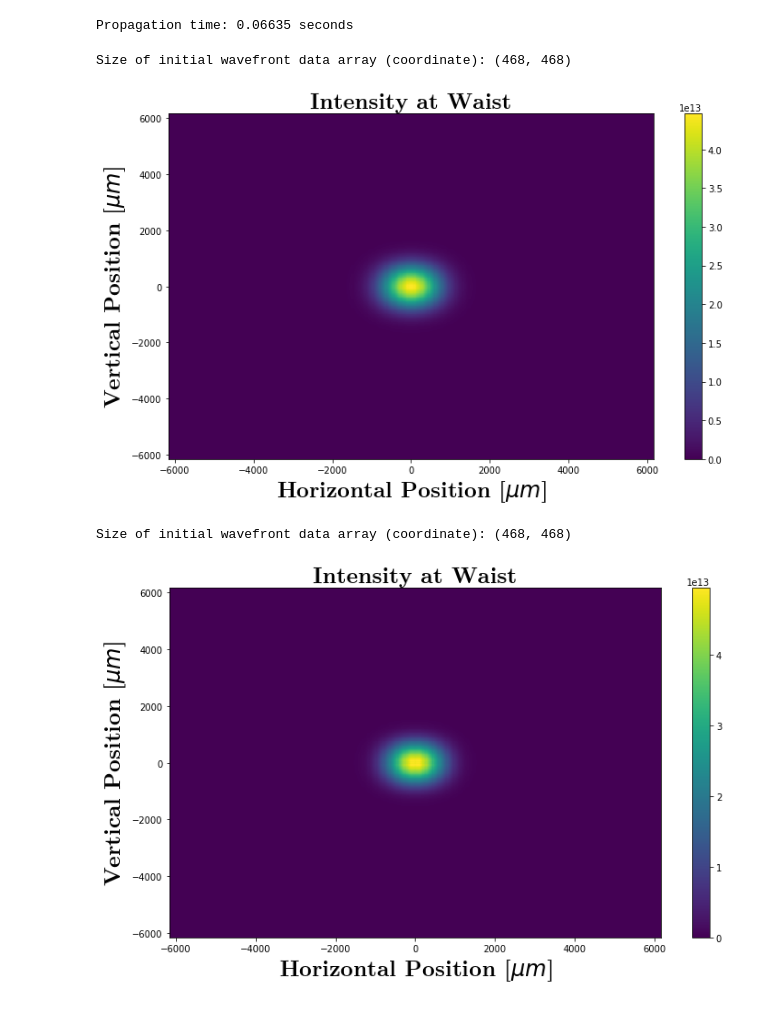
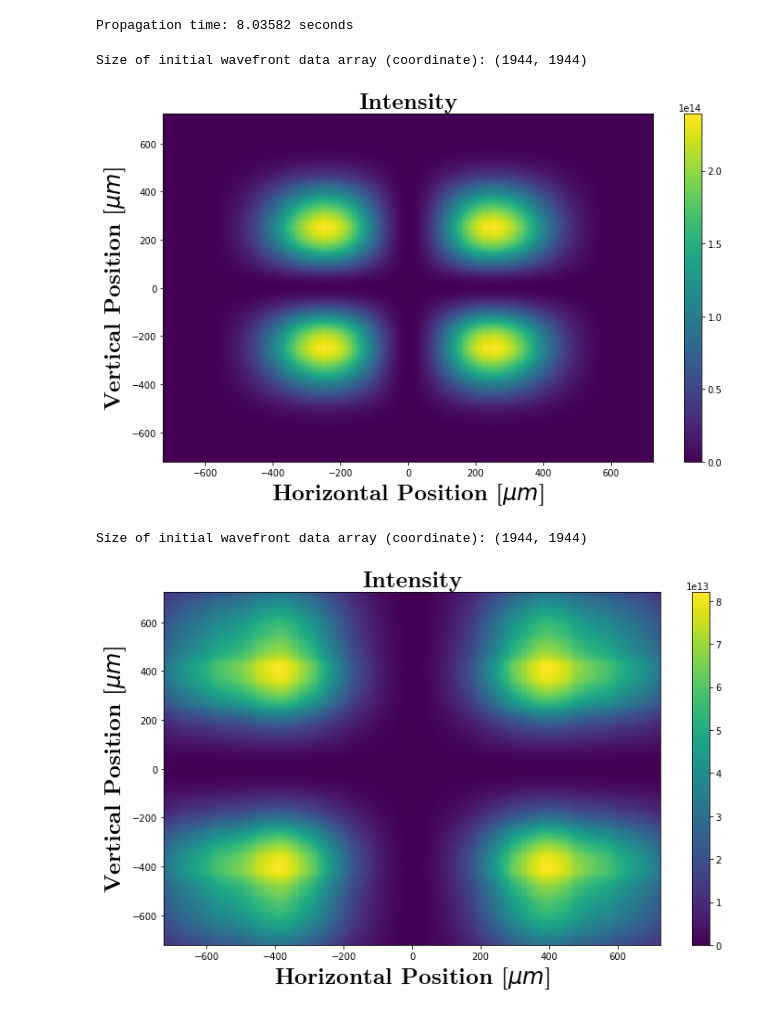
Before and after one commit to radiasoft/rslight, a Jupyter notebook: LCT/LCTtest.ipynb, the cells around one changed output. Cells and saved outputs as stored; diff of their text form; code cells hidden in the pictures.

```diff
--- a/LCT/LCTtest.ipynb
+++ b/LCT/LCTtest.ipynb
@@ -20,14 +20,14 @@ import scipy.ndimage
 hfontLarge = {'fontname':'Latin Modern Roman', 'size' : 24, 'weight' : 'bold'}
 # %%
 #Create initial Gaussian
-sigmar = 0.5e-3 #Initial RMS beam size at center of cavity [m]
+sigmar = 0.15e-3 #Initial RMS beam size at center of cavity [m]
 propLen=15 #Propagation of initial Gaussian [m]. It will then be back-propagated by propLen: a trick to get the Gaussian mode at the waist
 pulseE = .001 #Total energy of pulse [eV]
-mx = 0 #Horizontal mode number (0 for Gaussian)
-my = 0 #Vertical mode number (0 for Gaussian)
+mx = 1 #Horizontal mode number (0 for Gaussian)
+my = 1 #Vertical mode number (0 for Gaussian)
 poltype = 1 #Polarization of mode (0=linear horizontal, 1=linear vertical, 2=linear 45 deg, 3=linear 135 deg, 4=circular right, 5=circular left, 6=total)
 wavefrontEnergy = 1.55 #Wavefront Energy [eV]. 1.55 eV is 800 nm wavelength
-sampFact = 25 #Determines grid size of initial wavefront
+sampFact = 10 #Determines grid size of initial wavefront
 wfr0=createGsnSrcSRW(sigmar,propLen,pulseE,poltype,wavefrontEnergy,sampFact,mx,my) #creates Gaussian wavefront in SRW
 (nx0,ny0)=(wfr0.mesh.nx,wfr0.mesh.ny)
 print("Initial wavefront calculated on a grid of %d x %d points" %(nx0,ny0))
@@ -36,6 +48,6 @@ Initial wavefront calculated on a grid of 468 x 468 points
 # %%
 # Create a rotation ABCD matrix
-theta = np.pi/8
+theta = np.pi/4
 Aval = np.cos(theta)
 Bval = np.sin(theta)
 Cval = -np.sin(theta)
@@ -45,15 +57,23 @@ Dval = np.cos(theta)
 
 wfr1 = deepcopy(wfr0)
 
-wfrsizef=(wfr1.mesh.nx*wfr1.mesh.ny)
+#wfrsizef=(wfr1.mesh.nx*wfr1.mesh.ny)
 
 ABCDBL=createABCDbeamline(Aval,Bval,Cval,Dval)
 
 start_time = time.time()
-srwl.PropagElecField(wfr1, ABCDBL)
+srwl.PropagElecField(wfr1, ABCDBL) #theta = pi/4
+wfr2 = deepcopy(wfr1)
+srwl.PropagElecField(wfr2, ABCDBL) #theta = pi/2
+srwl.PropagElecField(wfr2, ABCDBL) #theta = 3pi/4
+srwl.PropagElecField(wfr2, ABCDBL) #theta = pi
+srwl.PropagElecField(wfr2, ABCDBL) #theta = 5pi/4
+srwl.PropagElecField(wfr2, ABCDBL) #theta = 3pi/2
+srwl.PropagElecField(wfr2, ABCDBL) #theta = 7pi/4
+srwl.PropagElecField(wfr2, ABCDBL) #theta = 2pi
 print("Propagation time: %s seconds" %(round((time.time() - start_time),5)))
 # %% [output]
-Propagation time: 0.06635 seconds
+Propagation time: 8.03582 seconds
 # %%
 # Plot initial wavefront
 wfrplot = wfr0
@@ -73,44 +93,43 @@ ax = fig.gca()
 
 plt.pcolormesh(np.multiply(xvals0,1e6), np.multiply(yvals0,1e6), arIinit2D, cmap=plt.cm.viridis)  ##By setting wfr0a.unitElFldAng=1, default units should  now be in mrad(?)
 plt.colorbar()
+zoomfactor=10
 xmax = wfrplot.mesh.xFin*1e6
 ymax = wfrplot.mesh.yFin*1e6
-ax.set_ylim(-ymax,ymax)
-ax.set_xlim(-xmax,xmax)
+ax.set_ylim(-ymax/zoomfactor,ymax/zoomfactor)
+ax.set_xlim(-xmax/zoomfactor,xmax/zoomfactor)
 ax.set_ylabel(r'Vertical Position [$\mu m$]',**hfontLarge)
 ax.set_xlabel(r'Horizontal Position [$\mu m$]',**hfontLarge)
-ax.set_title('Intensity at Waist',**hfontLarge)
+ax.set_title('Intensity',**hfontLarge)
 plt.show()
 # %% [output]
-Size of initial wavefront data array (coordinate): (468, 468)
+Size of initial wavefront data array (coordinate): (1944, 1944)
-[figure, old version]
+[figure, new version]
 # %%
-# Plot final wavefront
-wfrplot = wfr1
+# Plot wavefront at pi/4
+wfrplot2 = wfr1
 
-arIinit = array('f', [0]*wfrplot.mesh.nx*wfrplot.mesh.ny) #"flat" array to take 2D intensity data
-srwl.CalcIntFromElecField(arIinit, wfrplot, 6, 0, 3, wfrplot.mesh.eStart, 0, 0) #extracts intensity
+arIinit = array('f', [0]*wfrplot2.mesh.nx*wfrplot2.mesh.ny) #"flat" array to take 2D intensity data
+srwl.CalcIntFromElecField(arIinit, wfrplot2, 6, 0, 3, wfrplot2.mesh.eStart, 0, 0) #extracts intensity
 ##Reshaping electric field data from flat to 2D array
-arIinit2D = np.array(arIinit).reshape((wfrplot.mesh.nx, wfrplot.mesh.ny), order='C')
+arIinit2D1 = np.array(arIinit).reshape((wfrplot2.mesh.nx, wfrplot2.mesh.ny), order='C')
 wfrsizei=np.size(arIinit)
 
 print('Size of initial wavefront data array (coordinate):',np.shape(arIinit2D))
-xvals0=np.linspace(wfrplot.mesh.xStart,wfrplot.mesh.xFin,wfrplot.mesh.nx)
-yvals0=np.linspace(wfrplot.mesh.yStart,wfrplot.mesh.yFin,wfrplot.mesh.ny)
+xvals0=np.linspace(wfrplot2.mesh.xStart,wfrplot2.mesh.xFin,wfrplot2.mesh.nx)
+yvals0=np.linspace(wfrplot2.mesh.yStart,wfrplot2.mesh.yFin,wfrplot2.mesh.ny)
 
 fig = plt.figure(figsize=(12,7))
 ax = fig.gca()
 
-plt.pcolormesh(np.multiply(xvals0,1e6), np.multiply(yvals0,1e6), arIinit2D, cmap=plt.cm.viridis)  ##By setting wfr0a.unitElFldAng=1, default units should  now be in mrad(?)
+plt.pcolormesh(np.multiply(xvals0,1e6), np.multiply(yvals0,1e6), arIinit2D1, cmap=plt.cm.viridis)  ##By setting wfr0a.unitElFldAng=1, default units should  now be in mrad(?)
 plt.colorbar()
-xmax = wfrplot.mesh.xFin*1e6
-ymax = wfrplot.mesh.yFin*1e6
-ax.set_ylim(-ymax,ymax)
-ax.set_xlim(-xmax,xmax)
+ax.set_ylim(-ymax/zoomfactor,ymax/zoomfactor)
+ax.set_xlim(-xmax/zoomfactor,xmax/zoomfactor)
 ax.set_ylabel(r'Vertical Position [$\mu m$]',**hfontLarge)
 ax.set_xlabel(r'Horizontal Position [$\mu m$]',**hfontLarge)
-ax.set_title('Intensity at Waist',**hfontLarge)
+ax.set_title('Intensity',**hfontLarge)
 plt.show()
 # %% [output]
-Size of initial wavefront data array (coordinate): (468, 468)
+Size of initial wavefront data array (coordinate): (1944, 1944)
-[figure, old version]
+[figure, new version]
```
Also changed, not shown: parts of 7 cells of this notebook, 1 other file.
